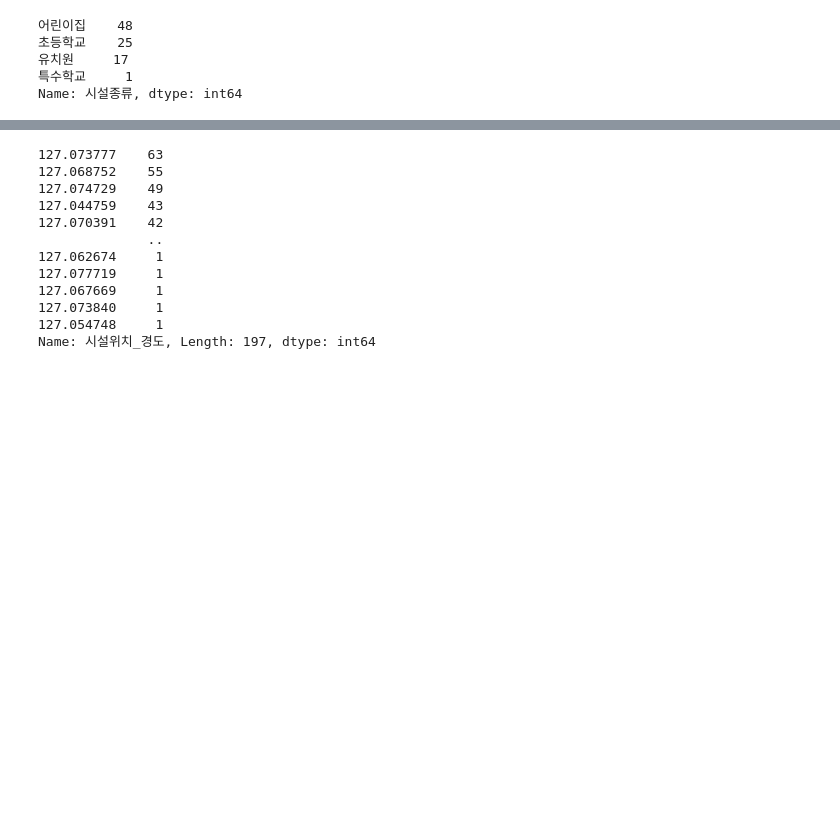
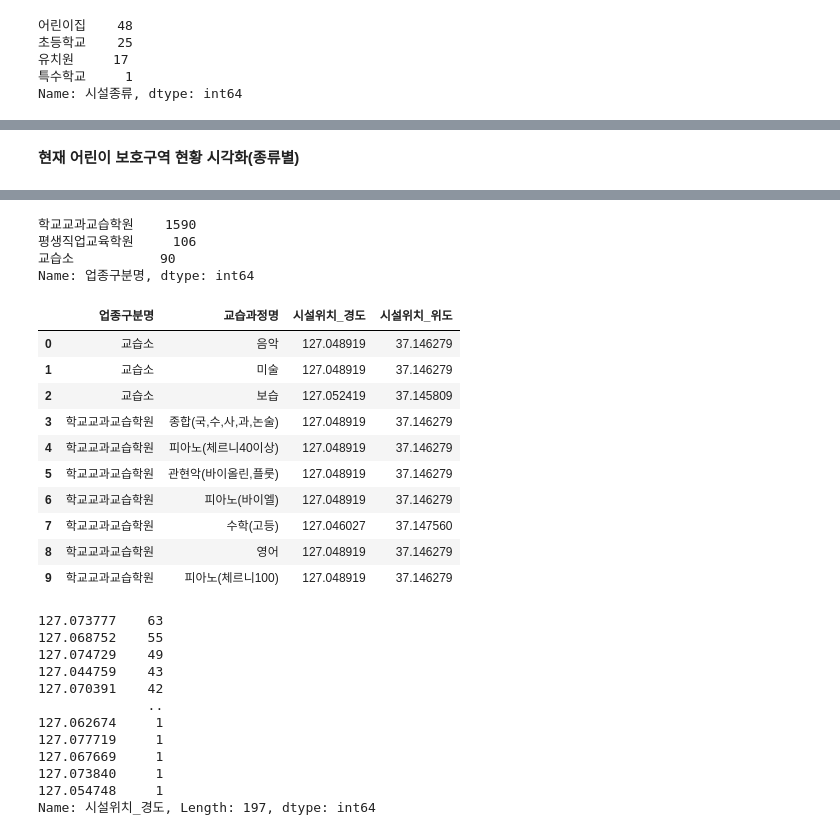
Before and after one commit to ikeven94/Osan-Si_-Identify-_TA_DangerZones, a Jupyter notebook: EDA/ldj.ipynb, the cells around one changed output, grey strips where cells are left out. Cells and saved outputs as stored; diff of their text form; code cells hidden in the pictures; blank space fills up the shorter version.

```diff
--- a/EDA/ldj.ipynb
+++ b/EDA/ldj.ipynb
@@ -116,3 +156,5 @@ sns.countplot(x='시설종류',data=kid_protect)
+# %% [markdown]
+__현재 어린이 보호구역 현황 시각화(종류별)__
 # %%
 center =[37.15222, 127.07056]
 zoom =13
@@ -147,6 +189,27 @@ m
 [interactive output not drawn]
 # %%
 hakwon = pd.read_csv("data/30.오산시_학원_및_교습소_현황.csv")
+# %%
+hakwon['업종구분명'].value_counts()
+# %% [output]
+학교교과교습학원    1590
+평생직업교육학원     106
+교습소           90
+Name: 업종구분명, dtype: int64
+# %%
+hakwon.head(10)
+# %% [output]
+|  | 업종구분명 | 교습과정명 | 시설위치_경도 | 시설위치_위도 |
+| 0 | 교습소 | 음악 | 127.048919 | 37.146279 |
+| 1 | 교습소 | 미술 | 127.048919 | 37.146279 |
+| 2 | 교습소 | 보습 | 127.052419 | 37.145809 |
+| 3 | 학교교과교습학원 | 종합(국,수,사,과,논술) | 127.048919 | 37.146279 |
+| 4 | 학교교과교습학원 | 피아노(체르니40이상) | 127.048919 | 37.146279 |
+| 5 | 학교교과교습학원 | 관현악(바이올린,플룻) | 127.048919 | 37.146279 |
+| 6 | 학교교과교습학원 | 피아노(바이엘) | 127.048919 | 37.146279 |
+| 7 | 학교교과교습학원 | 수학(고등) | 127.046027 | 37.147560 |
+| 8 | 학교교과교습학원 | 영어 | 127.048919 | 37.146279 |
+| 9 | 학교교과교습학원 | 피아노(체르니100) | 127.048919 | 37.146279 |
 # %%
 hakwon['시설위치_경도'].value_counts()
 # %% [output]
```
Also changed, not shown: parts of 14 cells of this notebook.
